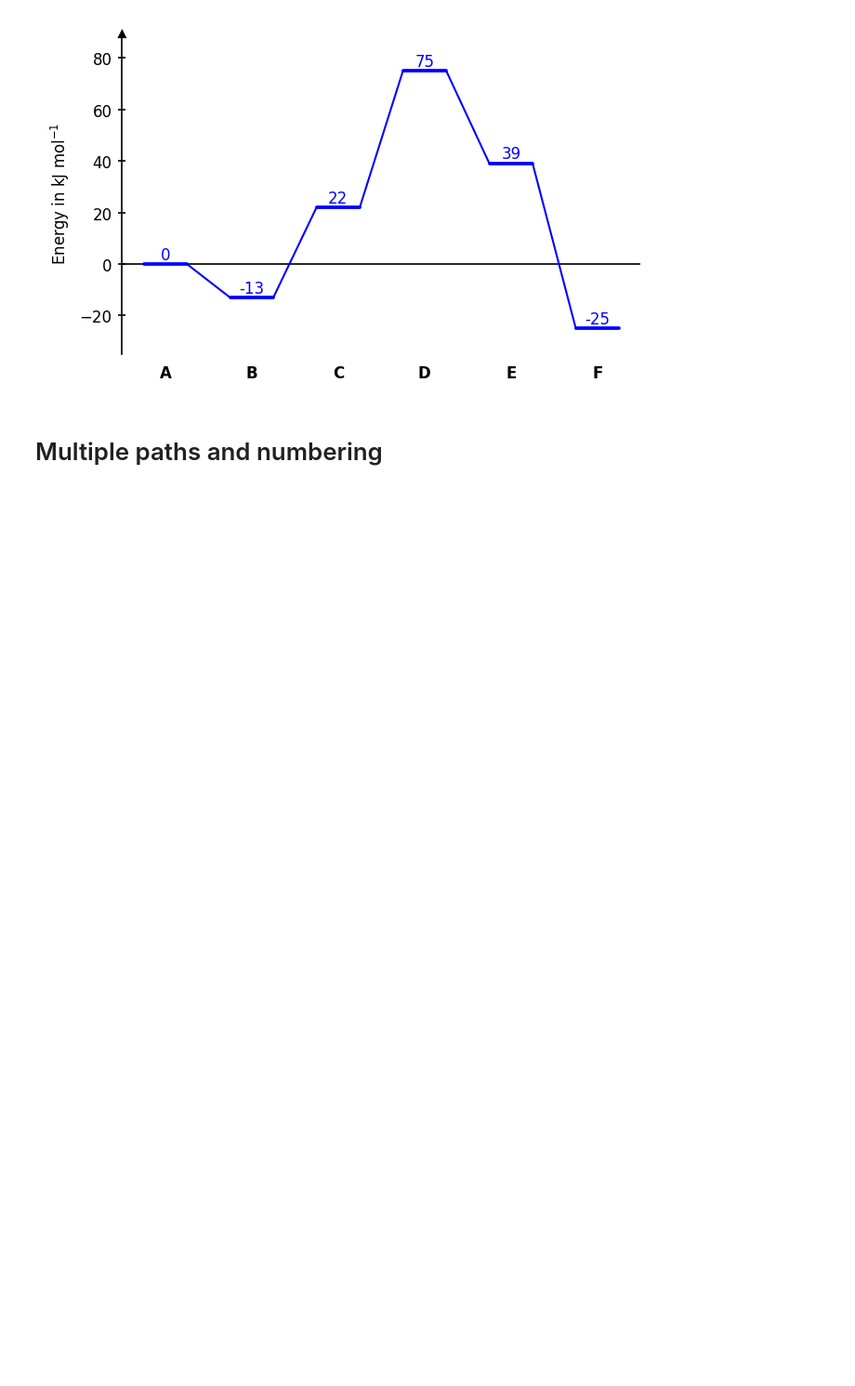
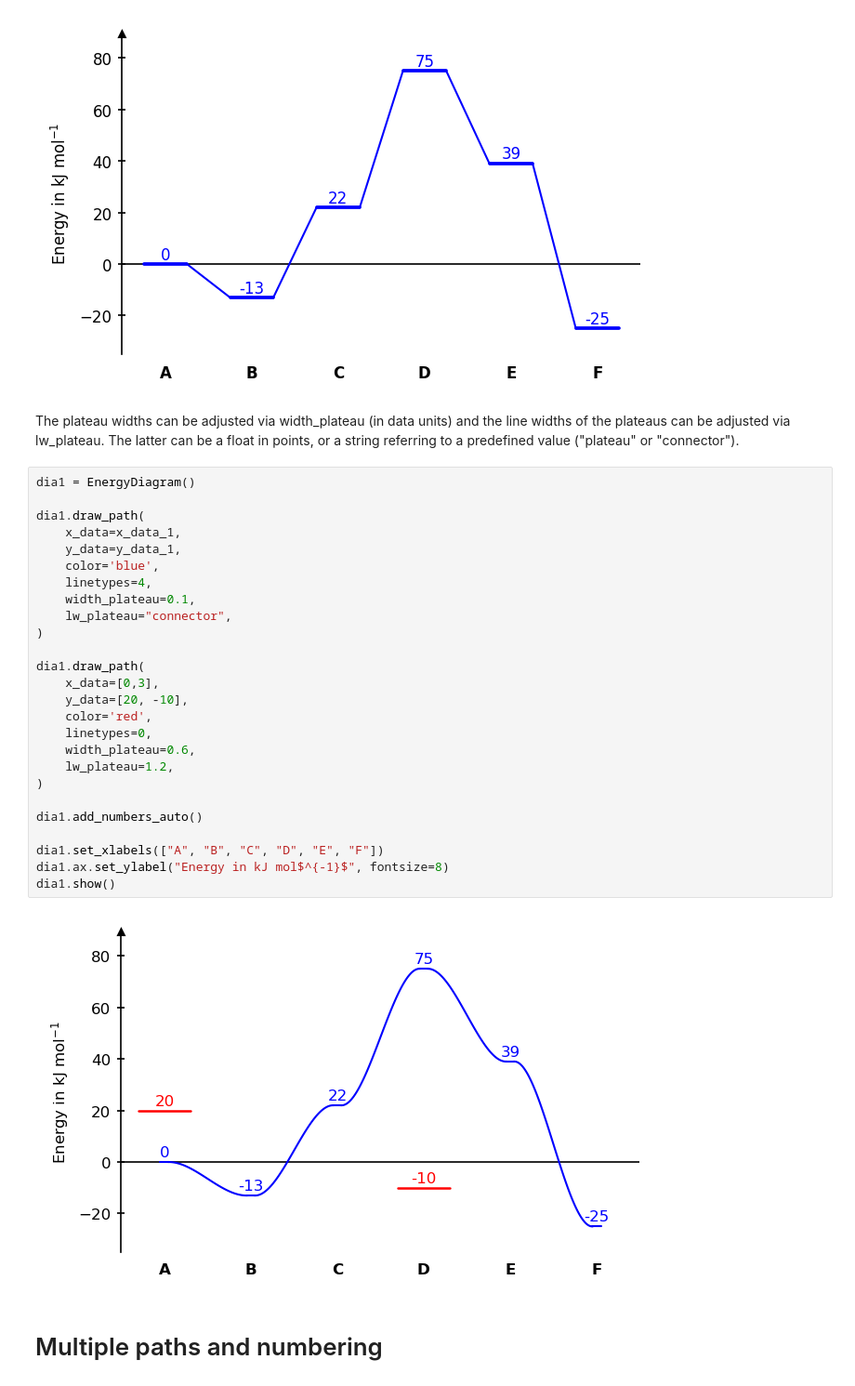
Before and after one commit to Tonner-Zech-Group/chem-diagrams, a Jupyter notebook: examples/example_use.ipynb, the cells around one changed output. Shown at 93% size. Cells and saved outputs as stored; diff of their text form; blank space fills up the shorter version.

Commit message:
Add plateau options and add tests

```diff
--- a/examples/example_use.ipynb
+++ b/examples/example_use.ipynb
@@ -103,6 +105,36 @@ dia1.ax.set_ylabel("Energy in kJ mol$^{-1}$", fontsize=8)
 dia1.show()
 # %% [output]
 [figure]
+# %% [markdown]
+The plateau widths can be adjusted via width_plateau (in data units) and the line widths of the plateaus can be adjusted via lw_plateau. The latter can be a float in points, or a string referring to a predefined value ("plateau" or "connector").
+# %%
+dia1 = EnergyDiagram()
+
+dia1.draw_path(
+    x_data=x_data_1,
+    y_data=y_data_1,
+    color='blue',
+    linetypes=4,
+    width_plateau=0.1,
+    lw_plateau="connector",
+)
+
+dia1.draw_path(
+    x_data=[0,3],
+    y_data=[20, -10],
+    color='red',
+    linetypes=0,
+    width_plateau=0.6,
+    lw_plateau=1.2,
+)
+
+dia1.add_numbers_auto()
+
+dia1.set_xlabels(["A", "B", "C", "D", "E", "F"])
+dia1.ax.set_ylabel("Energy in kJ mol$^{-1}$", fontsize=8)
+dia1.show()
+# %% [output]
+[figure, added]
 # %% [markdown]
 # Multiple paths and numbering
 # %% [markdown]
```
Also changed, not shown: parts of 2 cells of this notebook, 4 other files.
